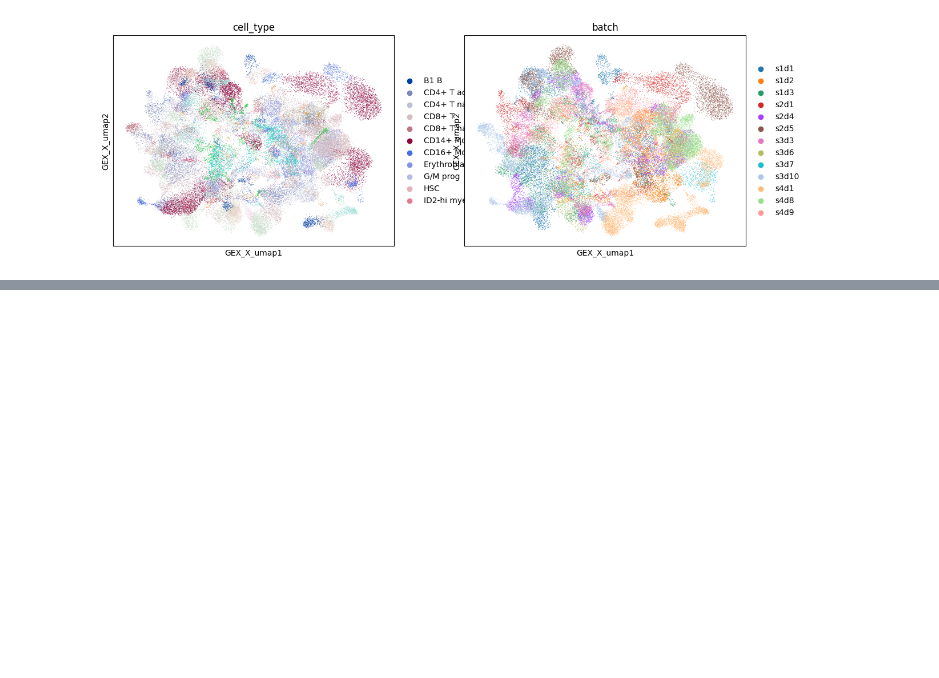
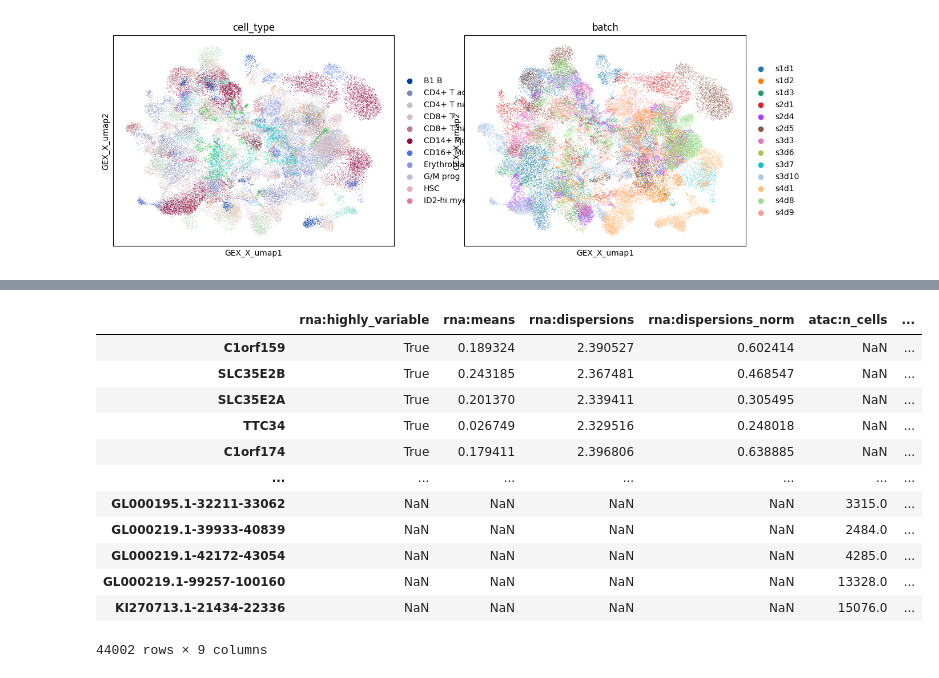
Before and after one commit to theislab/CFGen, a Jupyter notebook: notebooks/datasets/ATAC/neurips_multiome.ipynb, the cells around one changed output, grey strips where cells are left out. Drawn from its saved outputs; the diff is of its cells as text; code cells hidden in the pictures; blank space fills up the shorter version.

```diff
--- a/notebooks/datasets/ATAC/neurips_multiome.ipynb
+++ b/notebooks/datasets/ATAC/neurips_multiome.ipynb
@@ -51,0 +80,18 @@ sc.pl.embedding(rna, basis="GEX_X_umap", color=["cell_type", "batch"])
+# %%
+mdata_multiome = mu.MuData({"rna": rna, "atac": atac})
+# %%
+mdata_multiome.var
+# %% [output]
+|  | rna:highly_variable | rna:means | rna:dispersions | rna:dispersions_norm | atac:n_cells | ... |
+| C1orf159 | True | 0.189324 | 2.390527 | 0.602414 | NaN | ... |
+| SLC35E2B | True | 0.243185 | 2.367481 | 0.468547 | NaN | ... |
+| SLC35E2A | True | 0.201370 | 2.339411 | 0.305495 | NaN | ... |
+| TTC34 | True | 0.026749 | 2.329516 | 0.248018 | NaN | ... |
+| C1orf174 | True | 0.179411 | 2.396806 | 0.638885 | NaN | ... |
+| ... | ... | ... | ... | ... | ... | ... |
+| GL000195.1-32211-33062 | NaN | NaN | NaN | NaN | 3315.0 | ... |
+| GL000219.1-39933-40839 | NaN | NaN | NaN | NaN | 2484.0 | ... |
+| GL000219.1-42172-43054 | NaN | NaN | NaN | NaN | 4285.0 | ... |
+| GL000219.1-99257-100160 | NaN | NaN | NaN | NaN | 13328.0 | ... |
+| KI270713.1-21434-22336 | NaN | NaN | NaN | NaN | 15076.0 | ... |
+44002 rows × 9 columns
```
Also changed, not shown: parts of 16 cells of this notebook, 22 other files.
